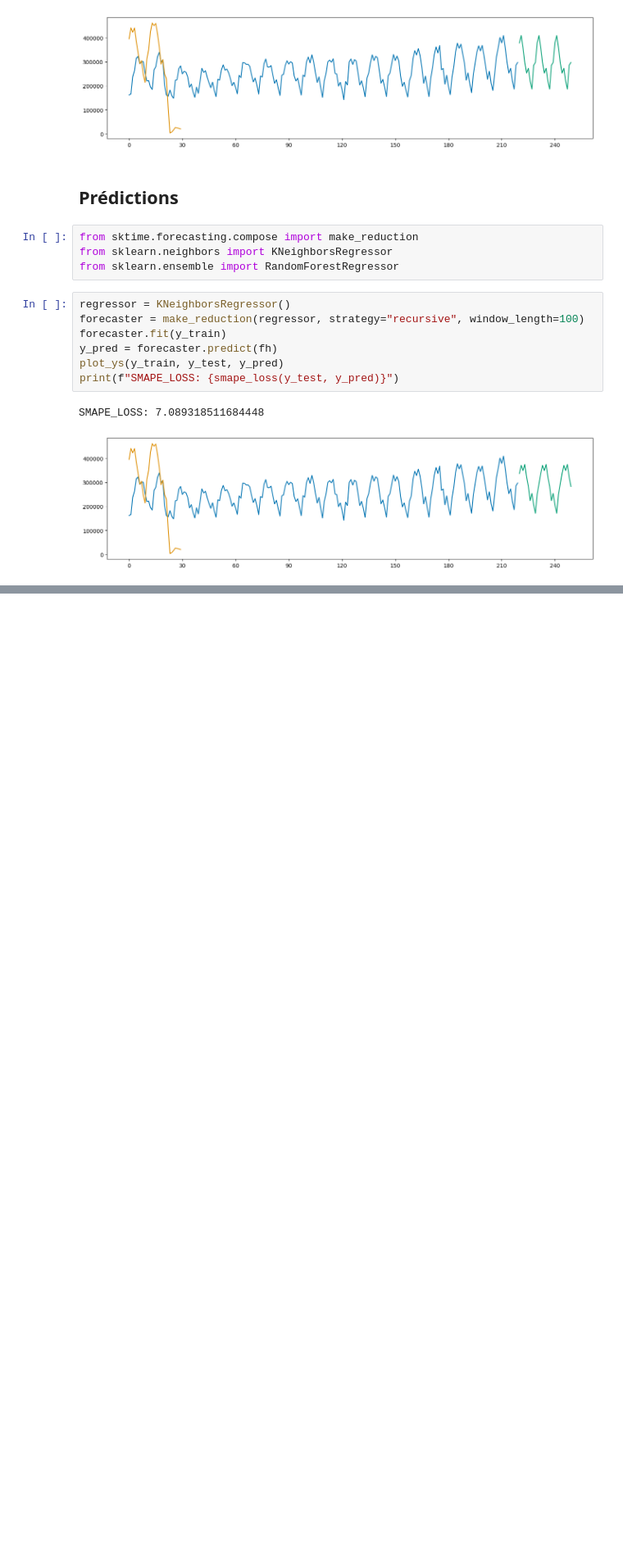
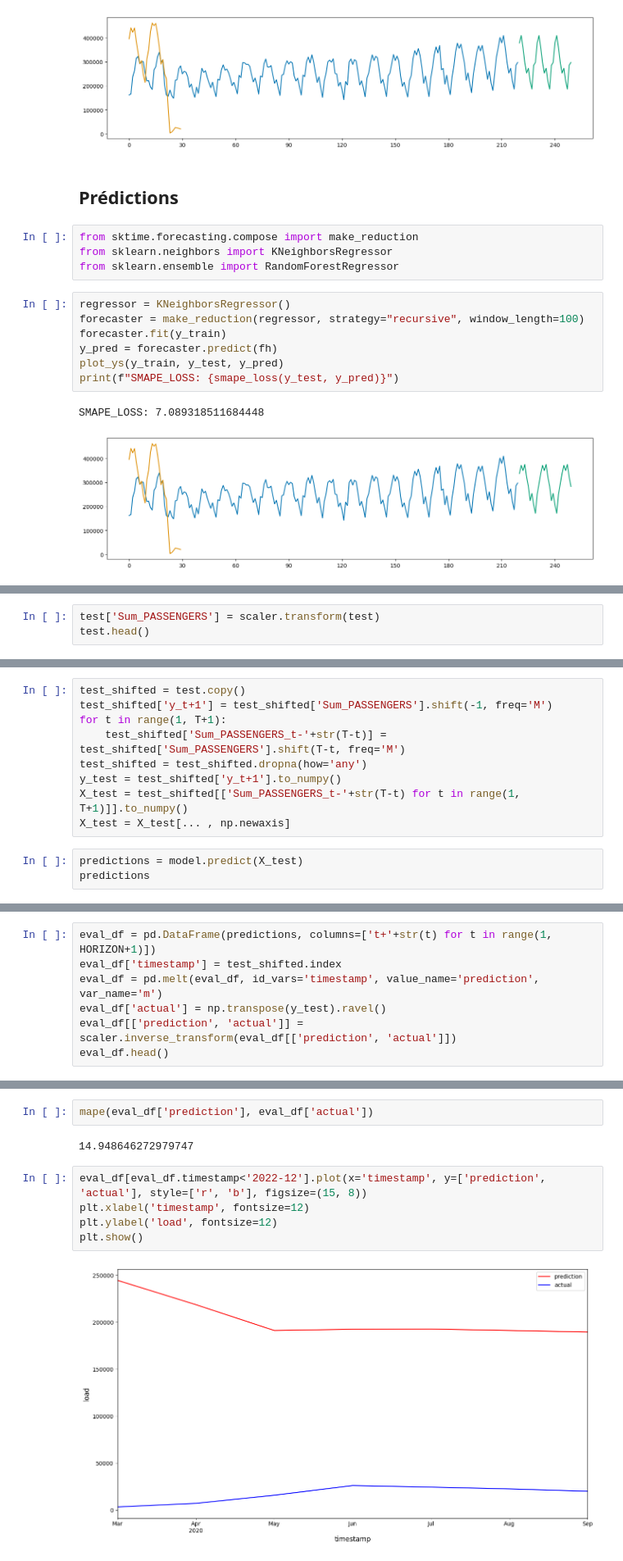
Before and after one commit to aaaamael/time_series_air_passengers, a Jupyter notebook: data.ipynb, the cells around one changed output, grey strips where cells are left out. Shown at 82% size. Cells and saved outputs as stored; diff of their text form; blank space fills up the shorter version.

```diff
--- a/data.ipynb
+++ b/data.ipynb
@@ -139,0 +508,3 @@ SMAPE_LOSS: 5.491956969747561
+# %%
+test['Sum_PASSENGERS'] = scaler.transform(test)
+test.head()
@@ -139,0 +519,12 @@ SMAPE_LOSS: 5.491956969747561
+# %%
+test_shifted = test.copy()
+test_shifted['y_t+1'] = test_shifted['Sum_PASSENGERS'].shift(-1, freq='M')
+for t in range(1, T+1):
+    test_shifted['Sum_PASSENGERS_t-'+str(T-t)] = test_shifted['Sum_PASSENGERS'].shift(T-t, freq='M')
+test_shifted = test_shifted.dropna(how='any')
+y_test = test_shifted['y_t+1'].to_numpy()
+X_test = test_shifted[['Sum_PASSENGERS_t-'+str(T-t) for t in range(1, T+1)]].to_numpy()
+X_test = X_test[... , np.newaxis]
+# %%
+predictions = model.predict(X_test)
+predictions
@@ -139,0 +540,7 @@ SMAPE_LOSS: 5.491956969747561
+# %%
+eval_df = pd.DataFrame(predictions, columns=['t+'+str(t) for t in range(1, HORIZON+1)])
+eval_df['timestamp'] = test_shifted.index
+eval_df = pd.melt(eval_df, id_vars='timestamp', value_name='prediction', var_name='m')
+eval_df['actual'] = np.transpose(y_test).ravel()
+eval_df[['prediction', 'actual']] = scaler.inverse_transform(eval_df[['prediction', 'actual']])
+eval_df.head()
@@ -139,0 +558,11 @@ SMAPE_LOSS: 5.491956969747561
+# %%
+mape(eval_df['prediction'], eval_df['actual'])
+# %% [output]
+14.948646272979747
+# %%
+eval_df[eval_df.timestamp<'2022-12'].plot(x='timestamp', y=['prediction', 'actual'], style=['r', 'b'], figsize=(15, 8))
+plt.xlabel('timestamp', fontsize=12)
+plt.ylabel('load', fontsize=12)
+plt.show()
+# %% [output]
+[figure, added]
```
Also changed, not shown: parts of 70 cells of this notebook.
